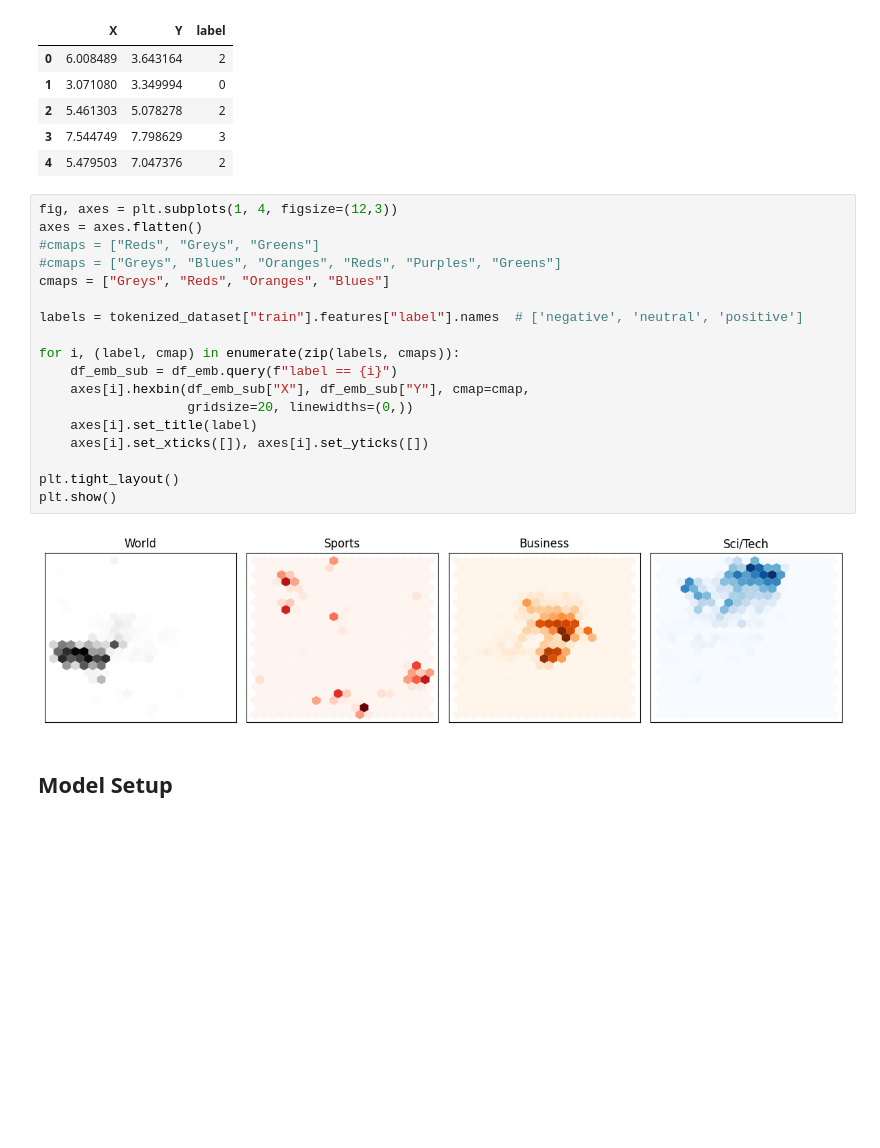
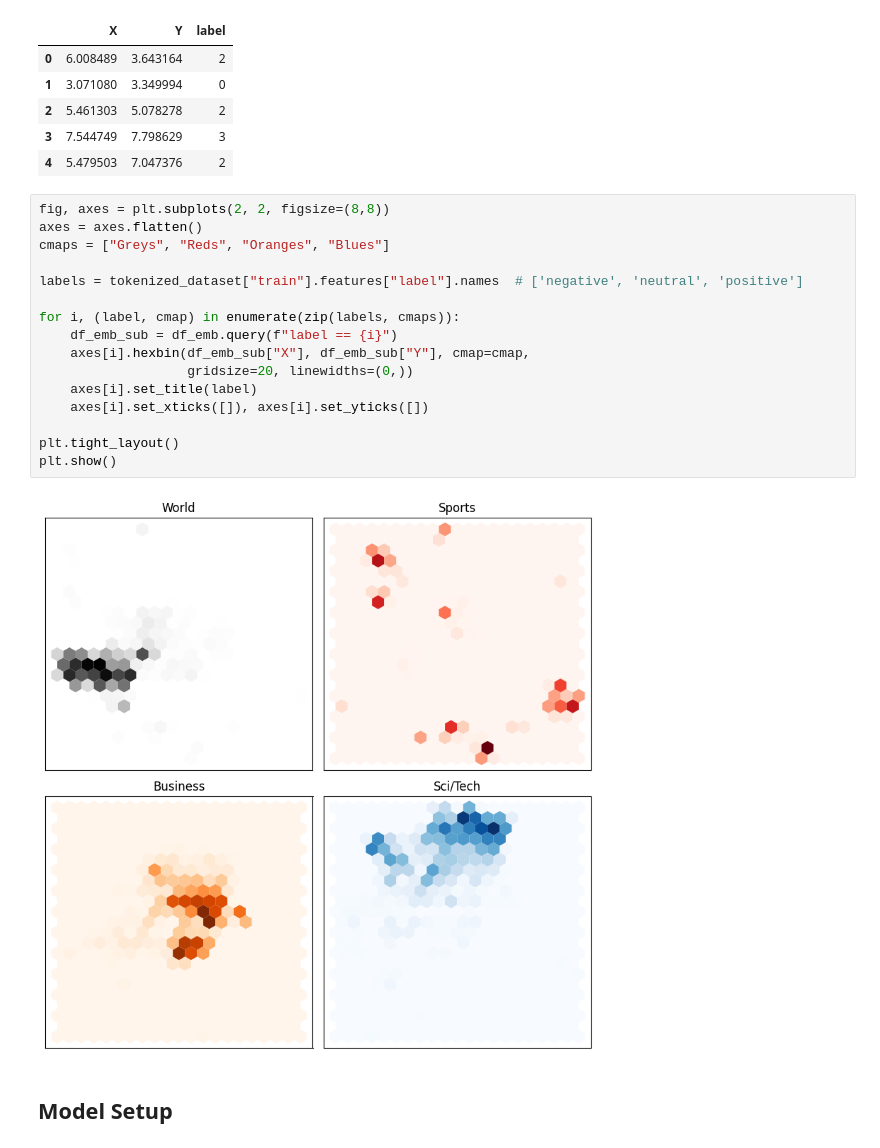
Before and after one commit to mxagar/llm_peft_fine_tuning_example, a Jupyter notebook: llm_peft.ipynb, the cells around one changed output. Cells and saved outputs as stored; diff of their text form; blank space fills up the shorter version.

```diff
--- a/llm_peft.ipynb
+++ b/llm_peft.ipynb
@@ -469,25 +462,23 @@ df_emb.head()
 | 3 | 7.544749 | 7.798629 | 3 |
 | 4 | 5.479503 | 7.047376 | 2 |
 # %%
-fig, axes = plt.subplots(1, 4, figsize=(12,3))
+fig, axes = plt.subplots(2, 2, figsize=(8,8))
 axes = axes.flatten()
-#cmaps = ["Reds", "Greys", "Greens"]
-#cmaps = ["Greys", "Blues", "Oranges", "Reds", "Purples", "Greens"]
 cmaps = ["Greys", "Reds", "Oranges", "Blues"]
 
 labels = tokenized_dataset["train"].features["label"].names  # ['negative', 'neutral', 'positive']
 
 for i, (label, cmap) in enumerate(zip(labels, cmaps)):
     df_emb_sub = df_emb.query(f"label == {i}")
     axes[i].hexbin(df_emb_sub["X"], df_emb_sub["Y"], cmap=cmap,
                    gridsize=20, linewidths=(0,))
     axes[i].set_title(label)
     axes[i].set_xticks([]), axes[i].set_yticks([])
 
 plt.tight_layout()
 plt.show()
 # %% [output]
-[figure, old version]
+[figure, new version]
 # %% [markdown]
 ## Model Setup
 # %%
```
Also changed, not shown: parts of 17 cells of this notebook.
